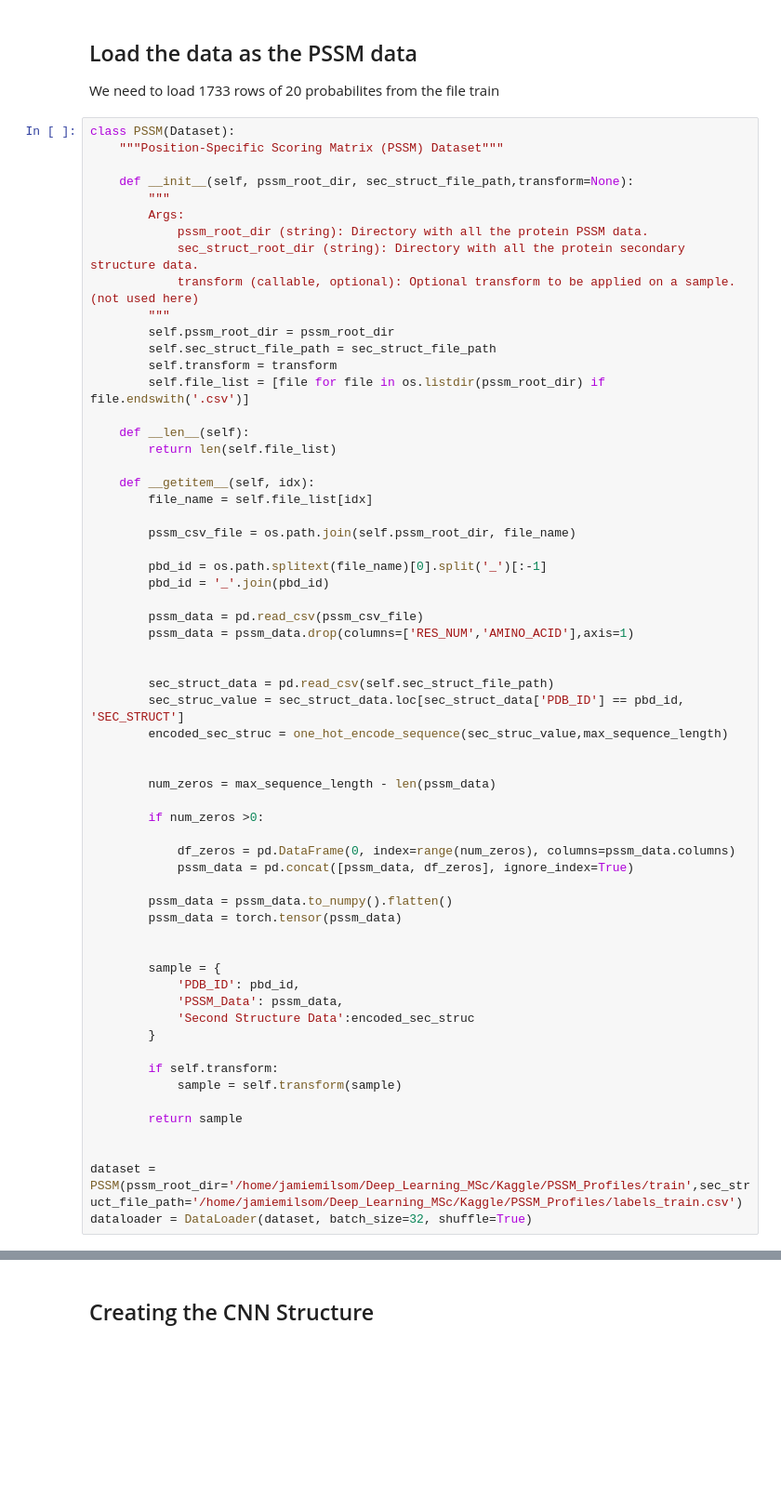
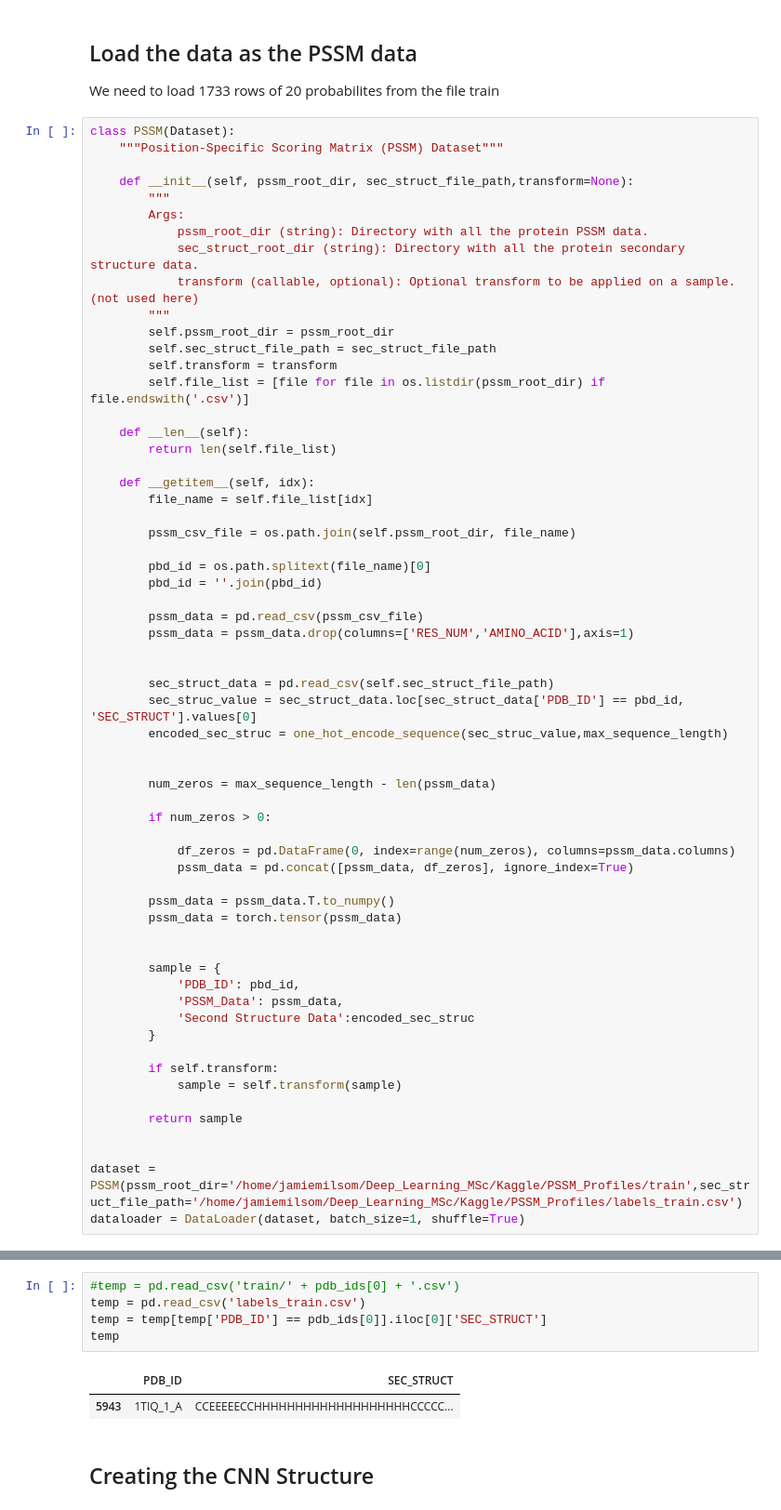
Before and after one commit to jamiemilsom/Deep_Learning_MSc, a Jupyter notebook: Kaggle/PSSM_Profiles/pssm.ipynb, the cells around one changed output, grey strips where cells are left out. Shown: that part at 93% size. Cells and saved outputs as stored; diff of their text form; blank space fills up the shorter version.

```diff
--- a/Kaggle/PSSM_Profiles/pssm.ipynb
+++ b/Kaggle/PSSM_Profiles/pssm.ipynb
@@ -172,26 +175,26 @@ class PSSM(Dataset):
 
         pssm_csv_file = os.path.join(self.pssm_root_dir, file_name)
 
-        pbd_id = os.path.splitext(file_name)[0].split('_')[:-1]
-        pbd_id = '_'.join(pbd_id)
+        pbd_id = os.path.splitext(file_name)[0]
+        pbd_id = ''.join(pbd_id)
 
         pssm_data = pd.read_csv(pssm_csv_file)
         pssm_data = pssm_data.drop(columns=['RES_NUM','AMINO_ACID'],axis=1)
 
 
         sec_struct_data = pd.read_csv(self.sec_struct_file_path)
-        sec_struc_value = sec_struct_data.loc[sec_struct_data['PDB_ID'] == pbd_id, 'SEC_STRUCT']
+        sec_struc_value = sec_struct_data.loc[sec_struct_data['PDB_ID'] == pbd_id, 'SEC_STRUCT'].values[0]
         encoded_sec_struc = one_hot_encode_sequence(sec_struc_value,max_sequence_length)
 
 
         num_zeros = max_sequence_length - len(pssm_data)
 
-        if num_zeros >0:
+        if num_zeros > 0:
 
             df_zeros = pd.DataFrame(0, index=range(num_zeros), columns=pssm_data.columns)
             pssm_data = pd.concat([pssm_data, df_zeros], ignore_index=True)
 
-        pssm_data = pssm_data.to_numpy().flatten()
+        pssm_data = pssm_data.T.to_numpy()
         pssm_data = torch.tensor(pssm_data)
 
 
@@ -208,7 +211,7 @@ class PSSM(Dataset):
 
 
 dataset = PSSM(pssm_root_dir='/home/jamiemilsom/Deep_Learning_MSc/Kaggle/PSSM_Profiles/train',sec_struct_file_path='/home/jamiemilsom/Deep_Learning_MSc/Kaggle/PSSM_Profiles/labels_train.csv')
-dataloader = DataLoader(dataset, batch_size=32, shuffle=True)
+dataloader = DataLoader(dataset, batch_size=1, shuffle=True)
 # %%
 for batch in dataloader:
     pdb_ids = batch['PDB_ID']
@@ -225,2 +245,10 @@ Second Structure Data shape: torch.Size([32, 5199])
+# %%
+#temp = pd.read_csv('train/' + pdb_ids[0] + '.csv')
+temp = pd.read_csv('labels_train.csv')
+temp = temp[temp['PDB_ID'] == pdb_ids[0]].iloc[0]['SEC_STRUCT']
+temp
+# %% [output]
+|  | PDB_ID | SEC_STRUCT |
+| 5943 | 1TIQ_1_A | CCEEEEECCHHHHHHHHHHHHHHHHHHHCCCCC... |
 # %% [markdown]
 ## Creating the CNN Structure
```
Also changed, not shown: parts of 5 cells of this notebook.
